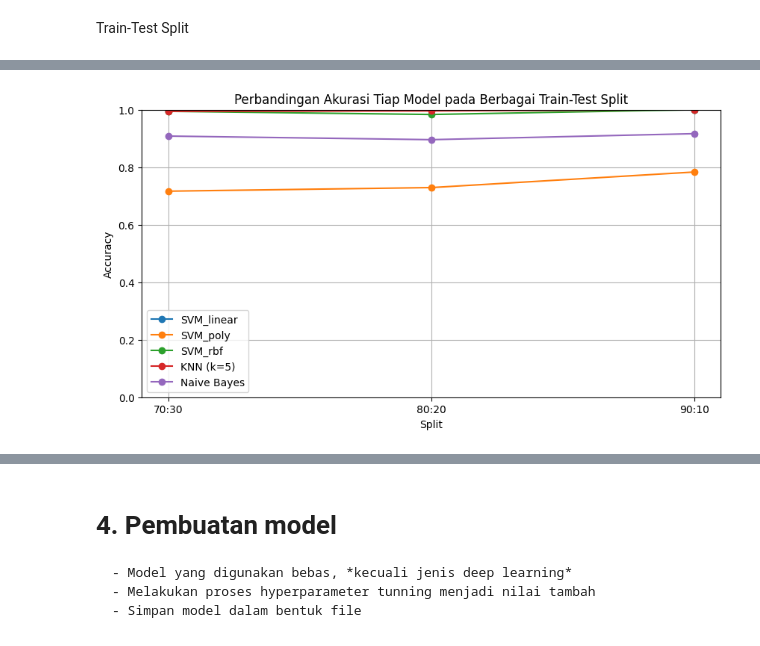
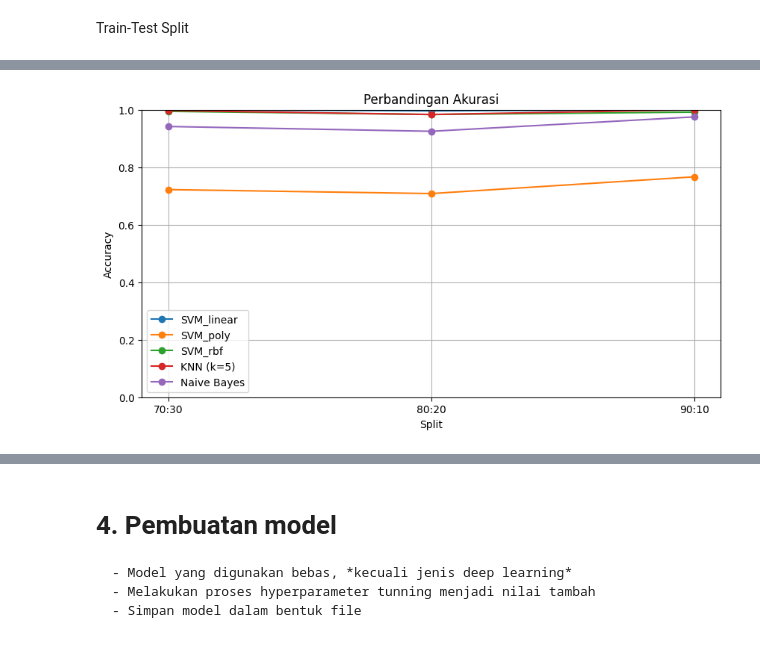
Before and after one commit to HanifFaishalH/Kuis2_KlasifikasiJenisBatik, a Jupyter notebook: Kuis2_Batik.ipynb, the cells around one changed output, grey strips where cells are left out. Saved outputs shown, nothing was run; the diff lists cells and outputs as text; code cells hidden in the pictures.

```diff
--- a/Kuis2_Batik.ipynb
+++ b/Kuis2_Batik.ipynb
@@ -478,24 +371,33 @@ plt.show()
 # %% [markdown]
 Train-Test Split
 # %%
-from sklearn.model_selection import train_test_split, KFold, cross_val_score
+from sklearn.model_selection import train_test_split, StratifiedKFold, cross_val_score
 from sklearn.metrics import accuracy_score, confusion_matrix, classification_report
 from sklearn.svm import SVC
 from sklearn.neighbors import KNeighborsClassifier
 from sklearn.naive_bayes import GaussianNB
-import pandas as pd, numpy as np
+from sklearn.preprocessing import StandardScaler
+from sklearn.decomposition import PCA
+from sklearn.pipeline import Pipeline
+import pandas as pd
+import numpy as np
 import matplotlib.pyplot as plt
 import seaborn as sns
 
-y = df['motif_name']
+df = pd.read_csv('/content/drive/MyDrive/batik_dataset/batik_motif_features.csv')
+
+# === Ambil fitur dan label ===
+# pastikan X dan y sudah dibuat dari CSV
+X = df.drop(columns=['filename','motif_name'], errors='ignore').values
+y = df['motif_name'].values
 
 models = {
-      "SVM_linear": SVC(kernel='linear'),
-      "SVM_poly": SVC(kernel='poly'),
-      "SVM_rbf": SVC(kernel='rbf'),
-      "KNN (k=5)": KNeighborsClassifier(n_neighbors=5),
-      "Naive Bayes": GaussianNB()
-  }
+    "SVM_linear": SVC(kernel='linear'),
+    "SVM_poly": SVC(kernel='poly'),
+    "SVM_rbf": SVC(kernel='rbf'),
+    "KNN (k=5)": KNeighborsClassifier(n_neighbors=5),
+    "Naive Bayes": GaussianNB()
+}
 
 ratios = [0.3, 0.2, 0.1]
 ratio_names = ["70:30", "80:20", "90:10"]
@@ -504,32 +406,41 @@ results = []
 conf_matrices = {}
 class_reports = {}
 
+# === LOOP ratio split ===
 for ratio, split_name in zip(ratios, ratio_names):
+
+    # --- Split data MENGGUNAKAN DATA MENTAH (X) ---
     X_train, X_test, y_train, y_test = train_test_split(
-        X_scaled, y, test_size=ratio, random_state=42, stratify=y
+        X, y, test_size=ratio, random_state=42, stratify=y
     )
 
     train_size = len(X_train)
     test_size = len(X_test)
-
     row = [split_name, train_size, test_size]
 
-    for name, m in models.items():
-        m.fit(X_train, y_train)
-        y_pred = m.predict(X_test)
+    # === Pipelining agar tidak leakage ===
+    for name, model in models.items():
+        pipeline = Pipeline([
+            ('scaler', StandardScaler()),
+            ('pca', PCA(n_components=0.95)),   # atau None jika tidak ingin PCA
+            ('clf', model)
+        ])
 
-        # Simpan hasil
+        pipeline.fit(X_train, y_train)
+        y_pred = pipeline.predict(X_test)
+
+        # Simpan hasil accuracy
         row.append(accuracy_score(y_test, y_pred))
 
-        # Simpan confusion matrix dan classification report
+        # Simpan confusion matrix + report
         conf_matrices[(split_name, name)] = confusion_matrix(y_test, y_pred)
-        class_reports[(split_name, name)] = classification_report(y_test, y_pred, zero_division=0)
+        class_reports[(split_name, name)] = classification_report(
+            y_test, y_pred, zero_division=0
+        )
 
     results.append(row)
 
-
-# DataFrame hasil utama
-
+# === DataFrame hasil utama ===
 res_df = pd.DataFrame(
     results,
     columns=["Split", "Train Size", "Test Size"] + list(models.keys())
@@ -538,25 +449,35 @@ res_df = pd.DataFrame(
 print("\n=== Hasil Train-Test Split ===")
 print(res_df)
 
-# K-Fold Cross Validation
 
-kf = KFold(n_splits=5, shuffle=True, random_state=42)
+# === 5-Fold Cross Validation (NO LEAKAGE) ===
+skf = StratifiedKFold(n_splits=5, shuffle=True, random_state=42)
 cv_results = []
 
 for name, model in models.items():
-    scores = cross_val_score(model, X_scaled, y, cv=kf)
-    cv_results.append([name, np.mean(scores), np.std(scores)])
+    pipeline = Pipeline([
+        ('scaler', StandardScaler()),
+        ('pca', PCA(n_components=0.95)),  # tetap dalam pipeline
+        ('clf', model)
+    ])
 
-cv_df = pd.DataFrame(cv_results, columns=["Model", "Mean Accuracy", "Std Dev"])
+    scores = cross_val_score(pipeline, X, y, cv=skf)
+    cv_results.append([name, scores.mean(), scores.std()])
+
+cv_df = pd.DataFrame(
+    cv_results,
+    columns=["Model", "Mean Accuracy", "Std Dev"]
+)
 
 print("\n=== Hasil K-Fold Cross Validation ===")
 print(cv_df)
 
+
+# === Plot hasil ===
 plt.figure(figsize=(10,5))
 for model_name in models.keys():
     plt.plot(res_df["Split"], res_df[model_name], marker='o', label=model_name)
-
-plt.title("Perbandingan Akurasi Tiap Model pada Berbagai Train-Test Split")
+plt.title("Perbandingan Akurasi")
 plt.xlabel("Split")
 plt.ylabel("Accuracy")
 plt.ylim(0,1)
@@ -594 +515 @@ plt.show()
-[figure, old version]
+[figure, new version]
```
Also changed, not shown: parts of 9 cells of this notebook.
